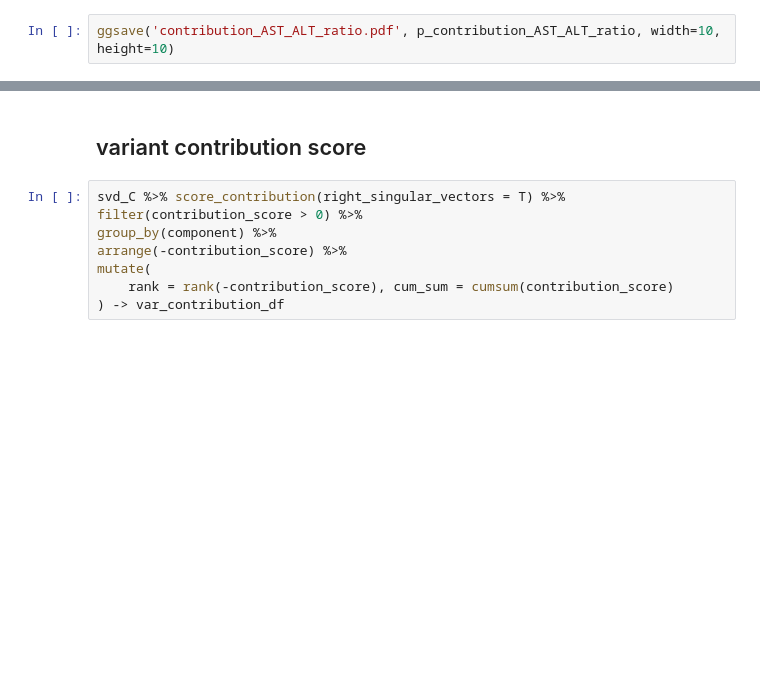
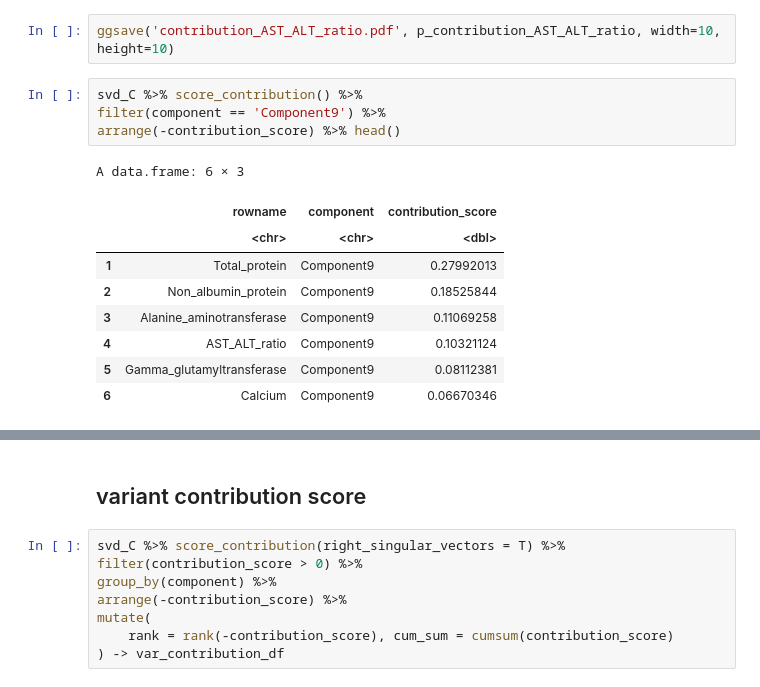
Before and after one commit to rivas-lab/biobank-methods-dev, a Jupyter notebook: notebook/20210422_SRRR/Biomarkers_rank35/1_loading_plots.ipynb, the cells around one changed output, grey strips where cells are left out. Drawn from its saved outputs; the diff is of its cells as text; blank space fills up the shorter version.

```diff
--- a/notebook/20210422_SRRR/Biomarkers_rank35/1_loading_plots.ipynb
+++ b/notebook/20210422_SRRR/Biomarkers_rank35/1_loading_plots.ipynb
@@ -115,3 +122,17 @@ labs(
 ) + guides(fill=guide_legend(ncol=3)) -> p_contribution_AST_ALT_ratio
 # %%
 ggsave('contribution_AST_ALT_ratio.pdf', p_contribution_AST_ALT_ratio, width=10, height=10)
+# %%
+svd_C %>% score_contribution() %>%
+filter(component == 'Component9') %>%
+arrange(-contribution_score) %>% head()
+# %% [output]
+A data.frame: 6 × 3
+|  | rowname | component | contribution_score |
+|  | <chr> | <chr> | <dbl> |
+| 1 | Total_protein | Component9 | 0.27992013 |
+| 2 | Non_albumin_protein | Component9 | 0.18525844 |
+| 3 | Alanine_aminotransferase | Component9 | 0.11069258 |
+| 4 | AST_ALT_ratio | Component9 | 0.10321124 |
+| 5 | Gamma_glutamyltransferase | Component9 | 0.08112381 |
+| 6 | Calcium | Component9 | 0.06670346 |
```
Also changed, not shown: parts of 10 cells of this notebook, 1 other file.
